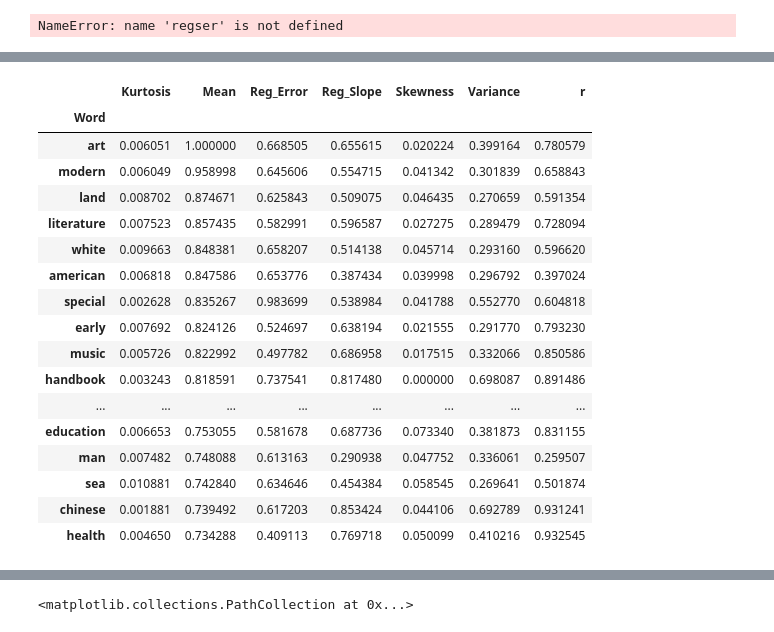
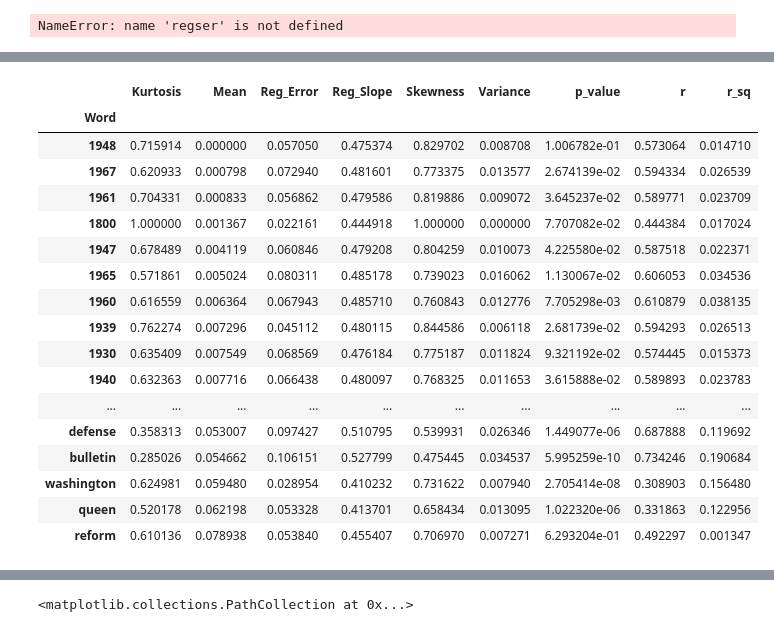
Before and after one commit to ahane/i290-project, a Jupyter notebook: Cluster_metrics.ipynb, the cells around one changed output, grey strips where cells are left out. Cells and saved outputs as stored; diff of their text form; code cells hidden in the pictures.

```diff
--- a/Cluster_metrics.ipynb
+++ b/Cluster_metrics.ipynb
@@ -130,7 +132,7 @@ def kurtosis(series):
     return ((cubed.sum())/(len(series)*s**4))-3
 # %%
 from scipy import stats
-agg_df = {'Word': [], 'Mean': [], 'Variance': [], 'Skewness': [], 'Kurtosis': [], 'Reg_Slope': [], 'Reg_Error': [], 'r': []}
+agg_df = {'Word': [], 'Mean': [], 'Variance': [], 'Skewness': [], 'Kurtosis': [], 'Reg_Slope': [], 'Reg_Error': [], 'r': [], 'p_value': []}
 
 for word in normalized_by_word.columns:
     agg_df['Word'].append(word)
@@ -142,5 +144,6 @@ for word in normalized_by_word.columns:
     agg_df['Reg_Slope'].append(slope)
     agg_df['Reg_Error'].append(std_err)
     agg_df['r'].append(r_value)
+    agg_df['p_value'].append(p_value)
 # %%
 metrics = DataFrame(agg_df)
@@ -147,3 +165,3 @@ metrics = DataFrame(agg_df)
 # %%
-metrics.sort(columns = ['rnew cluster'], ascending= False)[:30]
+metrics.sort(columns = ['Reg_Error'], ascending = True)[:50]
 # %% [output]
@@ -168,29 +185,31 @@ metrics.sort(columns = ['rnew cluster'], ascending= False)[:30]
 # %%
 metrics = metrics.set_index('Word')
+# %%
+metrics['r_sq'] = metrics['r'].apply(lambda x: x**2)
 # %%
 
 metrics_norm = (metrics - metrics.min())/(metrics.max() - metrics.min())
 # %%
-metrics_norm.sort(columns = ['Mean'], ascending= False)[:30]
+metrics_norm.sort(columns = ['Mean'], ascending= True)[:30]
 # %% [output]
-|  | Kurtosis | Mean | Reg_Error | Reg_Slope | Skewness | Variance | r |
-| Word |  |  |  |  |  |  |  |
-| art | 0.006051 | 1.000000 | 0.668505 | 0.655615 | 0.020224 | 0.399164 | 0.780579 |
-| modern | 0.006049 | 0.958998 | 0.645606 | 0.554715 | 0.041342 | 0.301839 | 0.658843 |
-| land | 0.008702 | 0.874671 | 0.625843 | 0.509075 | 0.046435 | 0.270659 | 0.591354 |
-| literature | 0.007523 | 0.857435 | 0.582991 | 0.596587 | 0.027275 | 0.289479 | 0.728094 |
-| white | 0.009663 | 0.848381 | 0.658207 | 0.514138 | 0.045714 | 0.293160 | 0.596620 |
-| american | 0.006818 | 0.847586 | 0.653776 | 0.387434 | 0.039998 | 0.296792 | 0.397024 |
-| special | 0.002628 | 0.835267 | 0.983699 | 0.538984 | 0.041788 | 0.552770 | 0.604818 |
-| early | 0.007692 | 0.824126 | 0.524697 | 0.638194 | 0.021555 | 0.291770 | 0.793230 |
-| music | 0.005726 | 0.822992 | 0.497782 | 0.686958 | 0.017515 | 0.332066 | 0.850586 |
-| handbook | 0.003243 | 0.818591 | 0.737541 | 0.817480 | 0.000000 | 0.698087 | 0.891486 |
-| ... | ... | ... | ... | ... | ... | ... | ... |
-| education | 0.006653 | 0.753055 | 0.581678 | 0.687736 | 0.073340 | 0.381873 | 0.831155 |
-| man | 0.007482 | 0.748088 | 0.613163 | 0.290938 | 0.047752 | 0.336061 | 0.259507 |
-| sea | 0.010881 | 0.742840 | 0.634646 | 0.454384 | 0.058545 | 0.269641 | 0.501874 |
-| chinese | 0.001881 | 0.739492 | 0.617203 | 0.853424 | 0.044106 | 0.692789 | 0.931241 |
-| health | 0.004650 | 0.734288 | 0.409113 | 0.769718 | 0.050099 | 0.410216 | 0.932545 |
+|  | Kurtosis | Mean | Reg_Error | Reg_Slope | Skewness | Variance | p_value | r | r_sq |
+| Word |  |  |  |  |  |  |  |  |  |
+| 1948 | 0.715914 | 0.000000 | 0.057050 | 0.475374 | 0.829702 | 0.008708 | 1.006782e-01 | 0.573064 | 0.014710 |
+| 1967 | 0.620933 | 0.000798 | 0.072940 | 0.481601 | 0.773375 | 0.013577 | 2.674139e-02 | 0.594334 | 0.026539 |
+| 1961 | 0.704331 | 0.000833 | 0.056862 | 0.479586 | 0.819886 | 0.009072 | 3.645237e-02 | 0.589771 | 0.023709 |
+| 1800 | 1.000000 | 0.001367 | 0.022161 | 0.444918 | 1.000000 | 0.000000 | 7.707082e-02 | 0.444384 | 0.017024 |
+| 1947 | 0.678489 | 0.004119 | 0.060846 | 0.479208 | 0.804259 | 0.010073 | 4.225580e-02 | 0.587518 | 0.022371 |
+| 1965 | 0.571861 | 0.005024 | 0.080311 | 0.485178 | 0.739023 | 0.016062 | 1.130067e-02 | 0.606053 | 0.034536 |
+| 1960 | 0.616559 | 0.006364 | 0.067943 | 0.485710 | 0.760843 | 0.012776 | 7.705298e-03 | 0.610879 | 0.038135 |
+| 1939 | 0.762274 | 0.007296 | 0.045112 | 0.480115 | 0.844586 | 0.006118 | 2.681739e-02 | 0.594293 | 0.026513 |
+| 1930 | 0.635409 | 0.007549 | 0.068569 | 0.476184 | 0.775187 | 0.011824 | 9.321192e-02 | 0.574445 | 0.015373 |
+| 1940 | 0.632363 | 0.007716 | 0.066438 | 0.480097 | 0.768325 | 0.011653 | 3.615888e-02 | 0.589893 | 0.023783 |
+| ... | ... | ... | ... | ... | ... | ... | ... | ... | ... |
+| defense | 0.358313 | 0.053007 | 0.097427 | 0.510795 | 0.539931 | 0.026346 | 1.449077e-06 | 0.687888 | 0.119692 |
+| bulletin | 0.285026 | 0.054662 | 0.106151 | 0.527799 | 0.475445 | 0.034537 | 5.995259e-10 | 0.734246 | 0.190684 |
+| washington | 0.624981 | 0.059480 | 0.028954 | 0.410232 | 0.731622 | 0.007940 | 2.705414e-08 | 0.308903 | 0.156480 |
+| queen | 0.520178 | 0.062198 | 0.053328 | 0.413701 | 0.658434 | 0.013095 | 1.022320e-06 | 0.331863 | 0.122956 |
+| reform | 0.610136 | 0.078938 | 0.053840 | 0.455407 | 0.706970 | 0.007271 | 6.293204e-01 | 0.492297 | 0.001347 |
 # %%
 metrics_norm.ix['1950']
 # %% [output]
```
Also changed, not shown: parts of 19 cells of this notebook.
